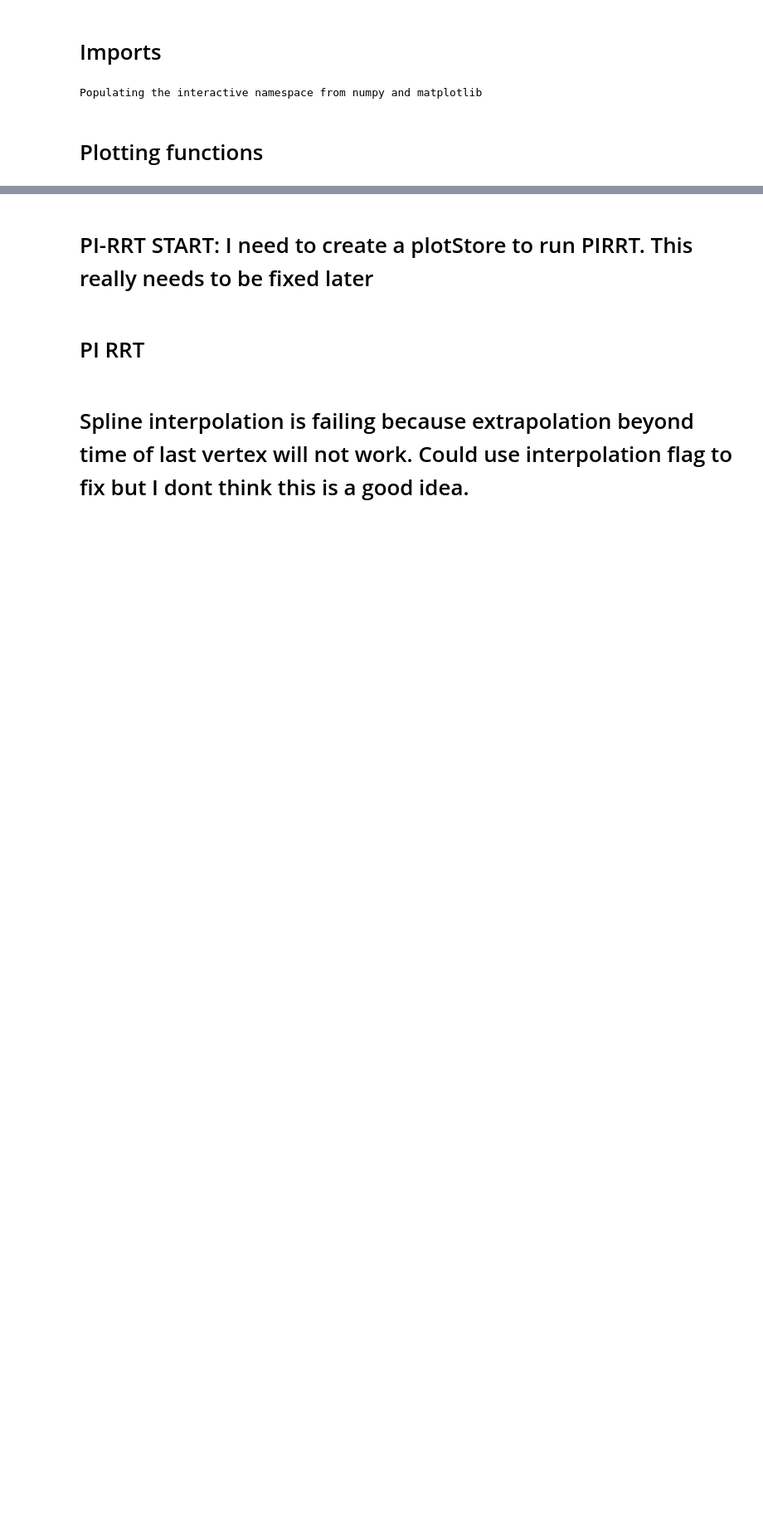
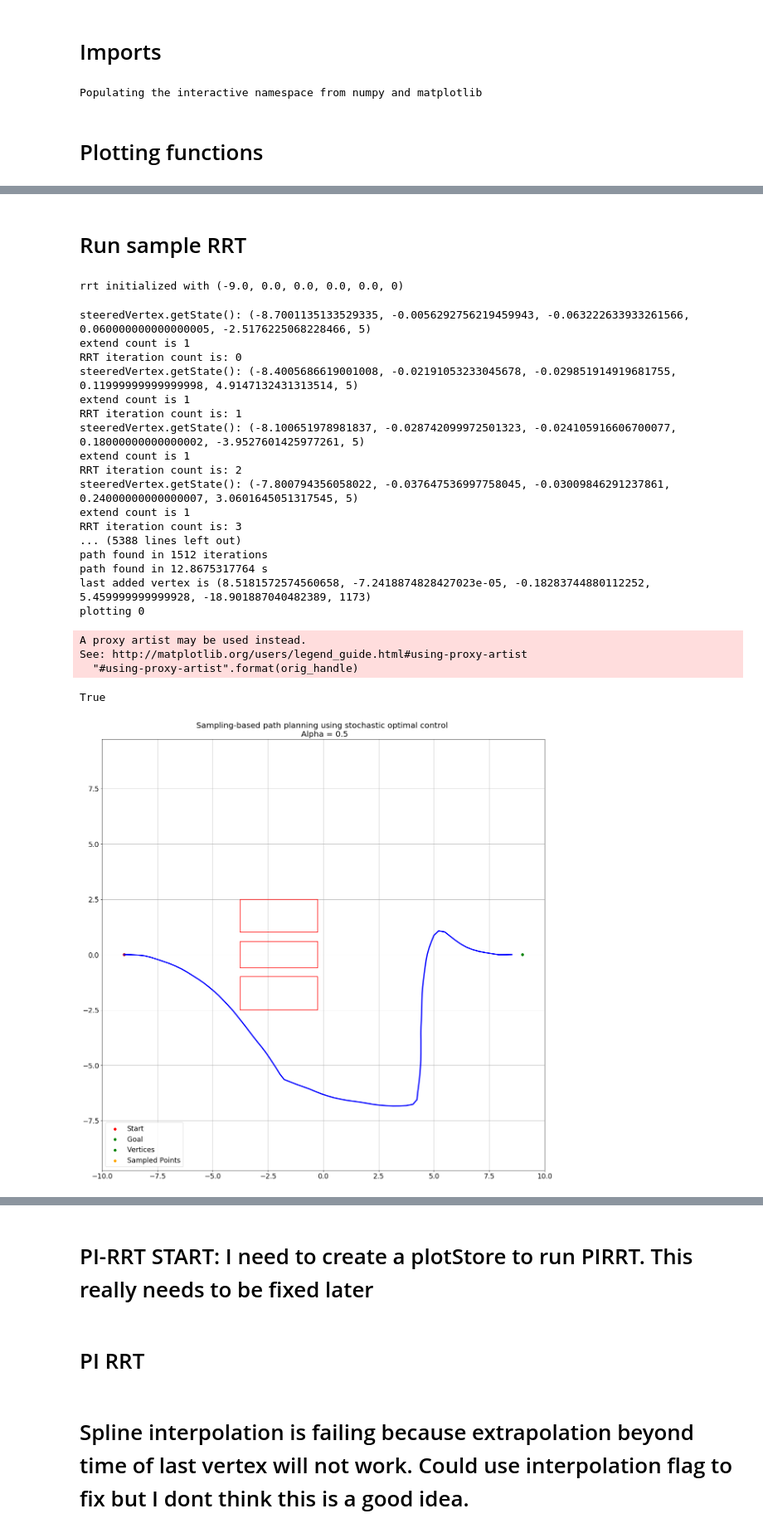
Before and after one commit to ankitkaushik/StochasticOptimalControl, a Jupyter notebook: PI_RRT.ipynb, the cells around one changed output, grey strips where cells are left out. Shown at 83% size. Saved outputs shown, nothing was run; the diff lists cells and outputs as text; code cells hidden in the pictures; blank space fills up the shorter version.

```diff
--- a/PI_RRT.ipynb
+++ b/PI_RRT.ipynb
@@ -150,0 +151,46 @@ with open('/home/ankit/Documents/Thesis/StochasticOptimalControl/variables.yaml'
+# %%
+# Create directory to save files
+saveDir = '/'+'/'.join(os.getcwd().split('/')[1:-1])+'/'+datetime.datetime.now().strftime("%m_%d_%y_%H_%M_%S")+'_'+\
+            variables['obstacleType']+'_obstacle_alpha_'+str(variables['alpha'])+'/'
+try:
+    os.makedirs(saveDir)
+except OSError as e:
+    if e.errno != errno.EEXIST:
+        raise
+call('rm '+saveDir+'*',shell=True)
+variables['saveDir'] = saveDir
+# %%
+plotStore = plotStore(Vertex(*variables['vInit']),Vertex(*variables['vGoal']),saveDir)
+# %% [markdown]
+# Run sample RRT
+# %%
+variables['dt'] = 0.01
+# %%
+sampleRRT = RRTStar(variables,plotStore)
+# %% [output]
+rrt initialized with (-9.0, 0.0, 0.0, 0.0, 0.0, 0)
+# %%
+sampleRRT.extractPath()
+# %% [output]
+steeredVertex.getState(): (-8.7001135133529335, -0.0056292756219459943, -0.063222633933261566, 0.060000000000000005, -2.5176225068228466, 5)
+extend count is 1
+RRT iteration count is: 0
+steeredVertex.getState(): (-8.4005686619001008, -0.02191053233045678, -0.029851914919681755, 0.11999999999999998, 4.9147132431313514, 5)
+extend count is 1
+RRT iteration count is: 1
+steeredVertex.getState(): (-8.100651978981837, -0.028742099972501323, -0.024105916606700077, 0.18000000000000002, -3.9527601425977261, 5)
+extend count is 1
+RRT iteration count is: 2
+steeredVertex.getState(): (-7.800794356058022, -0.037647536997758045, -0.03009846291237861, 0.24000000000000007, 3.0601645051317545, 5)
+extend count is 1
+RRT iteration count is: 3
+... (5388 lines left out)
+path found in 1512 iterations
+path found in 12.8675317764 s
+last added vertex is (8.5181572574560658, -7.2418874828427023e-05, -0.18283744880112252, 5.459999999999928, -18.901887040482389, 1173)
+plotting 0
+A proxy artist may be used instead.
+See: http://matplotlib.org/users/legend_guide.html#using-proxy-artist
+  "#using-proxy-artist".format(orig_handle)
+True
+[figure, added]
```
Also changed, not shown: parts of 79 cells of this notebook, 8 other files.
